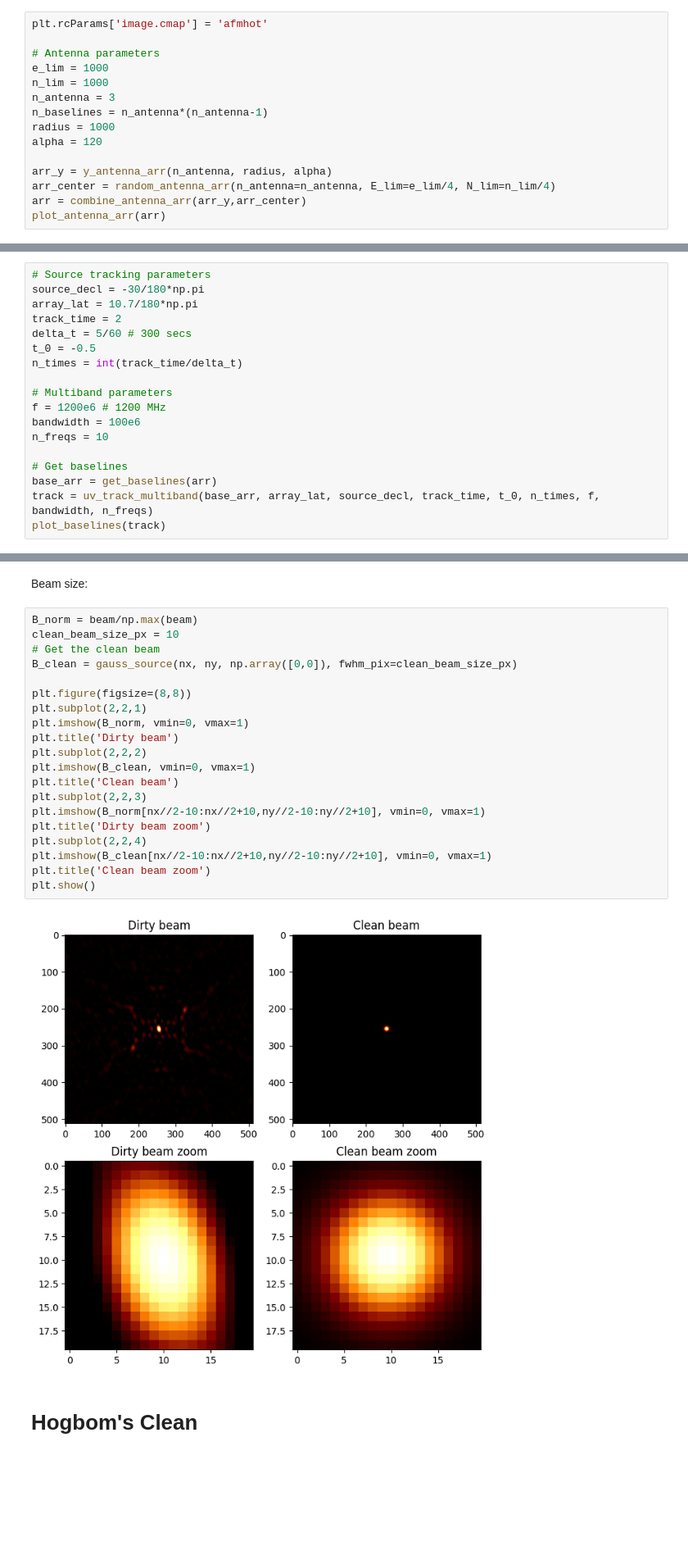
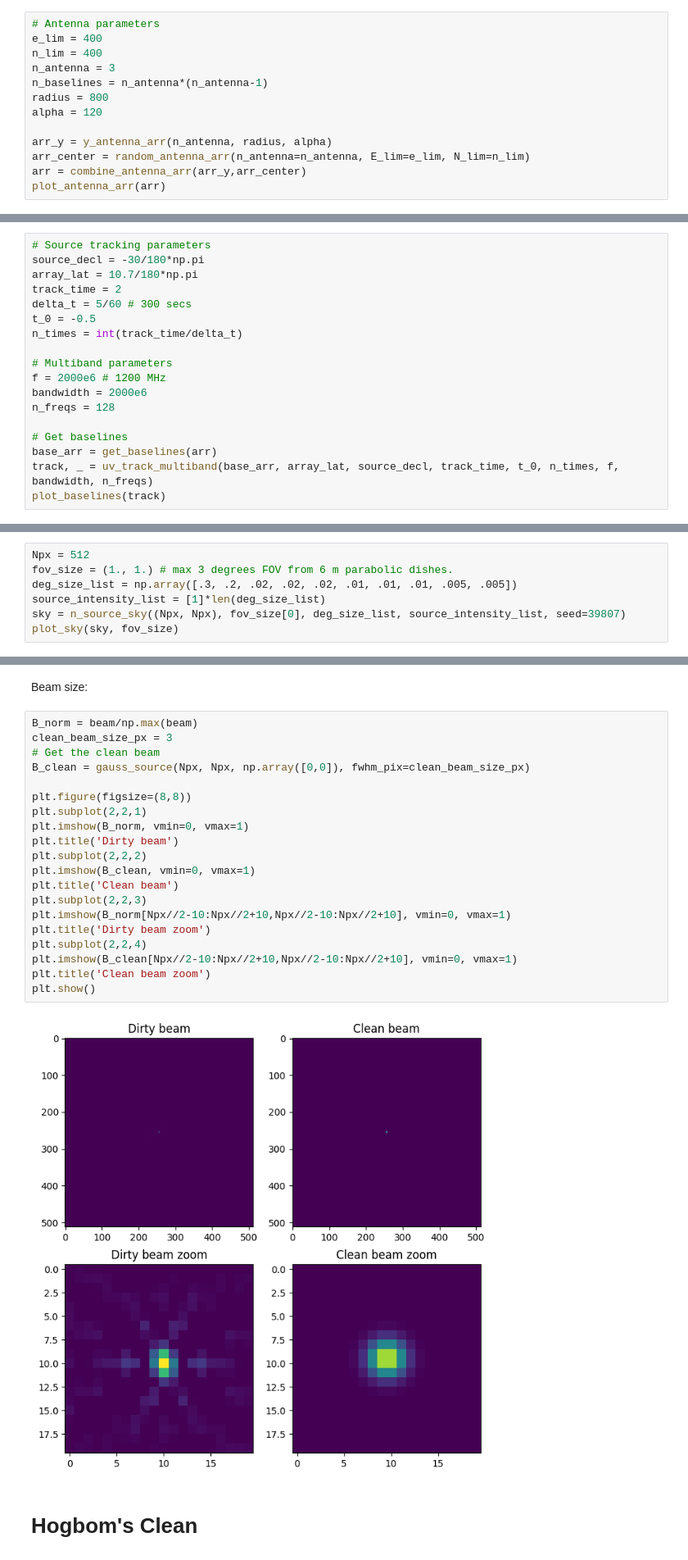
Before and after one commit to CentofantiEze/argosim, a Jupyter notebook: notebooks/Clean_demo.ipynb, the cells around one changed output, grey strips where cells are left out. Shown at 82% size. Cells and saved outputs as stored; diff of their text form; blank space fills up the shorter version.

```diff
--- a/notebooks/Clean_demo.ipynb
+++ b/notebooks/Clean_demo.ipynb
@@ -8,18 +8,16 @@ from argosim.data_utils import *
 from argosim.clean import *
 from argosim.imaging_utils import *
 # %%
-plt.rcParams['image.cmap'] = 'afmhot'
-
 # Antenna parameters
-e_lim = 1000
-n_lim = 1000
+e_lim = 400
+n_lim = 400
 n_antenna = 3
 n_baselines = n_antenna*(n_antenna-1)
-radius = 1000
+radius = 800
 alpha = 120
 
 arr_y = y_antenna_arr(n_antenna, radius, alpha)
-arr_center = random_antenna_arr(n_antenna=n_antenna, E_lim=e_lim/4, N_lim=n_lim/4)
+arr_center = random_antenna_arr(n_antenna=n_antenna, E_lim=e_lim, N_lim=n_lim)
 arr = combine_antenna_arr(arr_y,arr_center)
 plot_antenna_arr(arr)
 # %% [output]
@@ -34,12 +32,12 @@ t_0 = -0.5
 n_times = int(track_time/delta_t)
 
 # Multiband parameters
-f = 1200e6 # 1200 MHz
-bandwidth = 100e6
-n_freqs = 10
+f = 2000e6 # 1200 MHz
+bandwidth = 2000e6
+n_freqs = 128
 
 # Get baselines
 base_arr = get_baselines(arr)
-track = uv_track_multiband(base_arr, array_lat, source_decl, track_time, t_0, n_times, f, bandwidth, n_freqs)
+track, _ = uv_track_multiband(base_arr, array_lat, source_decl, track_time, t_0, n_times, f, bandwidth, n_freqs)
 plot_baselines(track)
 # %% [output]
@@ -57,0 +45,7 @@ plot_sky(sky, fov_size)
+# %%
+Npx = 512
+fov_size = (1., 1.) # max 3 degrees FOV from 6 m parabolic dishes.
+deg_size_list = np.array([.3, .2, .02, .02, .02, .01, .01, .01, .005, .005])
+source_intensity_list = [1]*len(deg_size_list)
+sky = n_source_sky((Npx, Npx), fov_size[0], deg_size_list, source_intensity_list, seed=39807)
+plot_sky(sky, fov_size)
@@ -87,26 +83,26 @@ plot_sky(obs, fov_size, ax[2], fig, 'Observation')
 Beam size:
 # %%
 B_norm = beam/np.max(beam)
-clean_beam_size_px = 10
+clean_beam_size_px = 3
 # Get the clean beam
-B_clean = gauss_source(nx, ny, np.array([0,0]), fwhm_pix=clean_beam_size_px)
+B_clean = gauss_source(Npx, Npx, np.array([0,0]), fwhm_pix=clean_beam_size_px)
 
 plt.figure(figsize=(8,8))
 plt.subplot(2,2,1)
 plt.imshow(B_norm, vmin=0, vmax=1)
 plt.title('Dirty beam')
 plt.subplot(2,2,2)
 plt.imshow(B_clean, vmin=0, vmax=1)
 plt.title('Clean beam')
 plt.subplot(2,2,3)
-plt.imshow(B_norm[nx//2-10:nx//2+10,ny//2-10:ny//2+10], vmin=0, vmax=1)
+plt.imshow(B_norm[Npx//2-10:Npx//2+10,Npx//2-10:Npx//2+10], vmin=0, vmax=1)
 plt.title('Dirty beam zoom')
 plt.subplot(2,2,4)
-plt.imshow(B_clean[nx//2-10:nx//2+10,ny//2-10:ny//2+10], vmin=0, vmax=1)
+plt.imshow(B_clean[Npx//2-10:Npx//2+10,Npx//2-10:Npx//2+10], vmin=0, vmax=1)
 plt.title('Clean beam zoom')
 plt.show()
 # %% [output]
-[figure, old version]
+[figure, new version]
 # %% [markdown]
 # Hogbom's Clean
 # %%
```
Also changed, not shown: parts of 11 cells of this notebook, 7 other files.
